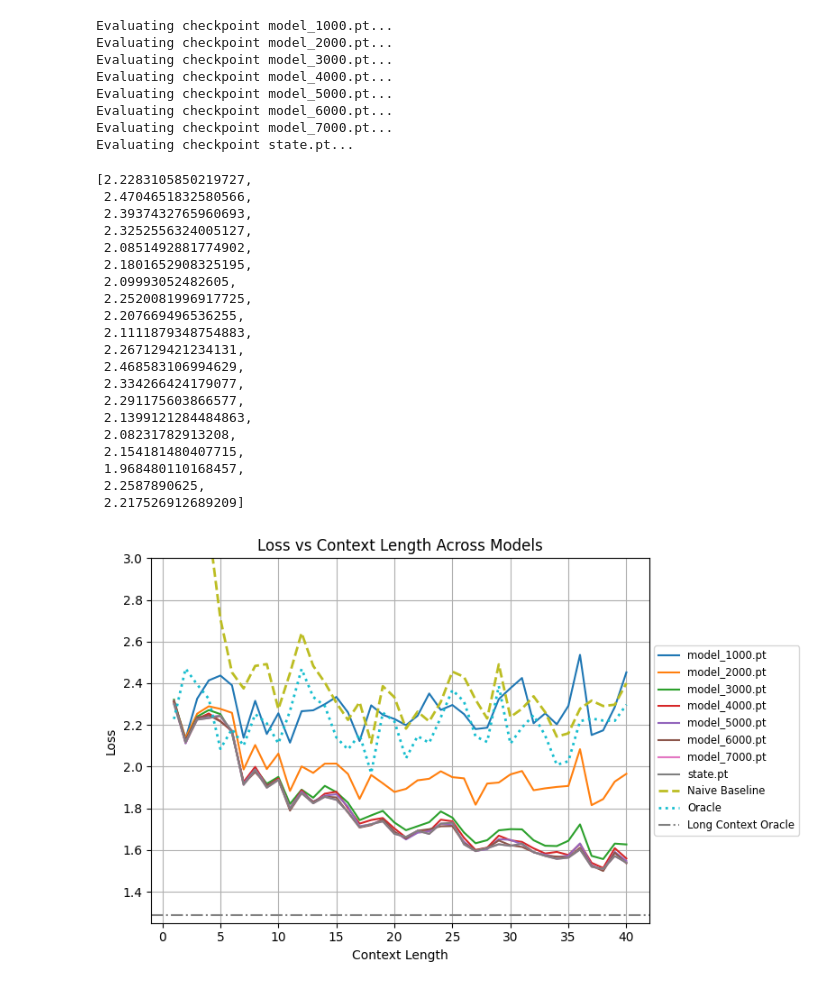
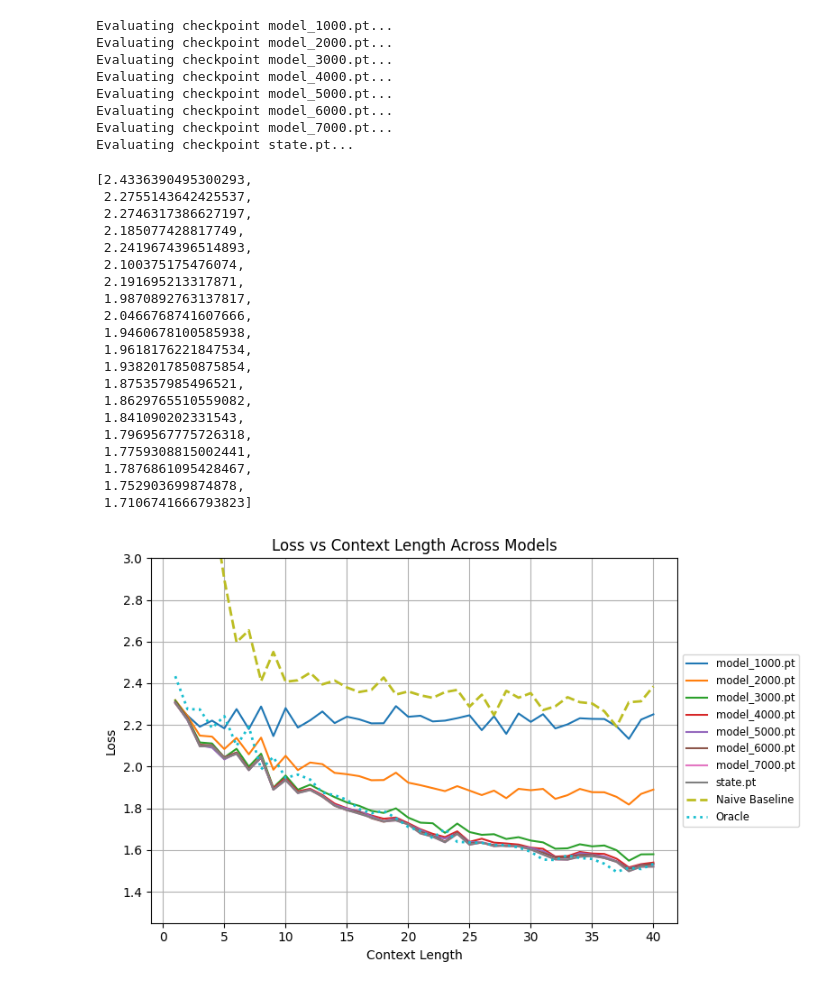
Before and after one commit to Logo96/in-context-learning-GLM, a Jupyter notebook: src/easy_eval.ipynb, the cells around one changed output. Saved outputs shown, nothing was run; the diff lists cells and outputs as text; code cells hidden in the pictures.

Commit message:
fixed oracle

```diff
--- a/src/easy_eval.ipynb
+++ b/src/easy_eval.ipynb
@@ -2,7 +2,7 @@
 # === Configuration ===
 ckpt_dir = "/home/joseph_tennyson/182/in-context-learning-GLM/src/models/poisson-0.32"
 only_last = False
-n_tasks = 2500
+n_tasks = 10000
 n_train = 40
 lr = 0.05
 max_steps = 10000
@@ -95,6 +90,9 @@ def evaluate_oracle(xs_all, ys_all, lr, max_steps, tol, scale=0.32):
             pred = logits
             loss = loss_fn(pred, ys_train)
 
+            l2_penalty = (0.5 / scale**2) * w_hat.pow(2).sum() / (n_tasks * t)
+            loss += l2_penalty
+
             if abs(prev - loss.item()) < tol:
                 converged = True
                 break
@@ -249,54 +254,52 @@ naive_losses = evaluate_naive(ys_all)
 # %%
 oracle_losses[:20]
 # %% [output]
-[2.2283105850219727,
- 2.4704651832580566,
- 2.3937432765960693,
- 2.3252556324005127,
- 2.0851492881774902,
- 2.1801652908325195,
- 2.09993052482605,
- 2.2520081996917725,
- 2.207669496536255,
- 2.1111879348754883,
- 2.267129421234131,
- 2.468583106994629,
- 2.334266424179077,
- 2.291175603866577,
- 2.1399121284484863,
- 2.08231782913208,
- 2.154181480407715,
- 1.968480110168457,
- 2.2587890625,
- 2.217526912689209]
+[2.4336390495300293,
+ 2.2755143642425537,
+ 2.2746317386627197,
+ 2.185077428817749,
+ 2.2419674396514893,
+ 2.100375175476074,
+ 2.191695213317871,
+ 1.9870892763137817,
+ 2.0466768741607666,
+ 1.9460678100585938,
+ 1.9618176221847534,
+ 1.9382017850875854,
+ 1.875357985496521,
+ 1.8629765510559082,
+ 1.841090202331543,
+ 1.7969567775726318,
+ 1.7759308815002441,
+ 1.7876861095428467,
+ 1.752903699874878,
+ 1.7106741666793823]
 # %%
 import matplotlib.pyplot as plt
 top = 3
 bottom = 1.25
 
 plt.figure(figsize=(8, 5))
 plt.ylim(top=top, bottom=bottom)
 
 # Plot the original model losses
 for name, values in losses:
     x = list(range(1, len(values) + 1))  # Shifted context length
     plt.plot(x, values, label=name)
 
 # Add naive and oracle baselines
 x = list(range(1, len(naive_losses) + 1))  # context lengths = 1 to n-1
 plt.plot(x, naive_losses, label="Naive Baseline", linestyle="--", linewidth=2)
 plt.plot(x, oracle_losses, label="Oracle", linestyle=":", linewidth=2)
 
-plt.axhline(y=long_context_oracle, color='gray', linestyle='-.', linewidth=1.5, label='Long Context Oracle')
-
 
 # Final formatting
 plt.xlabel("Context Length")
 plt.ylabel("Loss")
 plt.title("Loss vs Context Length Across Models")
 plt.legend(loc="center left", bbox_to_anchor=(1, 0.5), fontsize="small")
 plt.grid(True)
 plt.tight_layout()
 plt.show()
 # %% [output]
-[figure, old version]
+[figure, new version]
```
Also changed, not shown: parts of 2 cells of this notebook.
